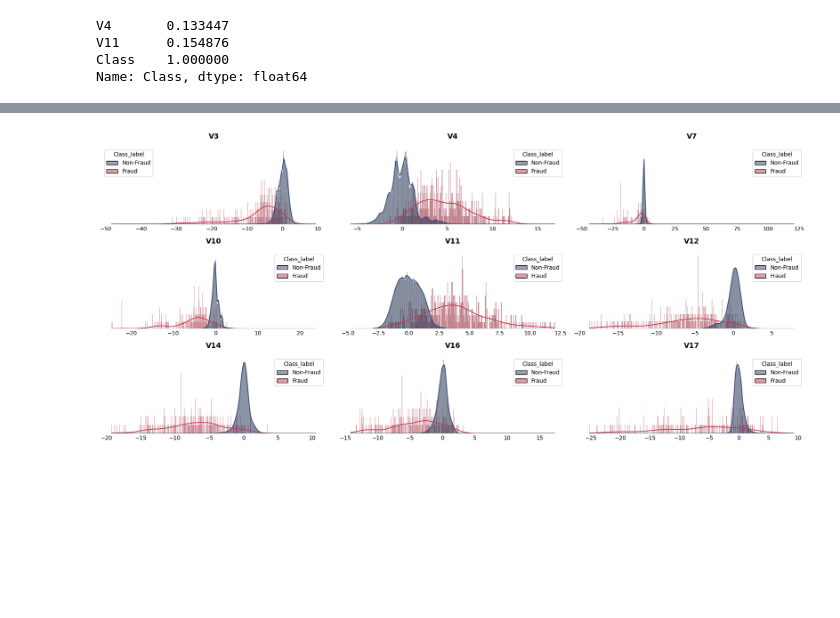
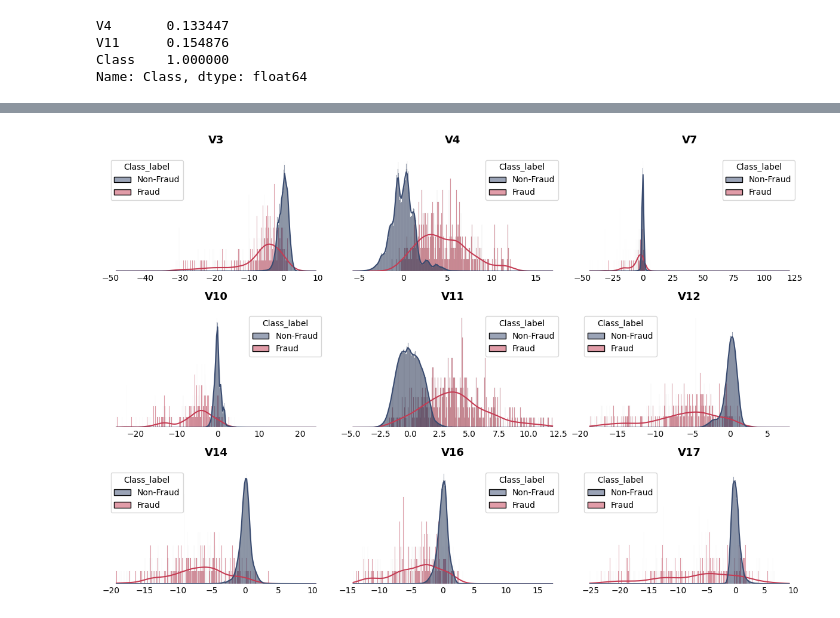
Before and after one commit to rvanguita/cedit_card_fraud_detection, a Jupyter notebook: main.ipynb, the cells around one changed output, grey strips where cells are left out. Cells and saved outputs as stored; diff of their text form; code cells hidden in the pictures; blank space fills up the shorter version.

```diff
--- a/main.ipynb
+++ b/main.ipynb
@@ -172,20 +172,20 @@ visualizer.plot_feature_boxplots(
 # %%
 visualizer = DataVisualizer(
     dataframe=df,
-    figsize=(18, 8),
+    figsize=(12, 8),
     # title = f'Credit Fraud'
     )
 
 visualizer.plot_feature_histograms(
     feature_cols=['V3', 'V4', 'V7', 'V10', 'V11', 'V12', 'V14', 'V16', 'V17'],
     group_col = 'Class_label',
     palette = custom_palette,
     common_norm=False,
     stat='density',
     kde=True,
 )
 # %% [output]
-[figure, old version]
+[figure, new version]
 # %%
 X = df.drop(['Class', 'Class_label'], axis=1)
 y = df['Class']
```
Also changed, not shown: parts of 4 cells of this notebook, 2 other files.
